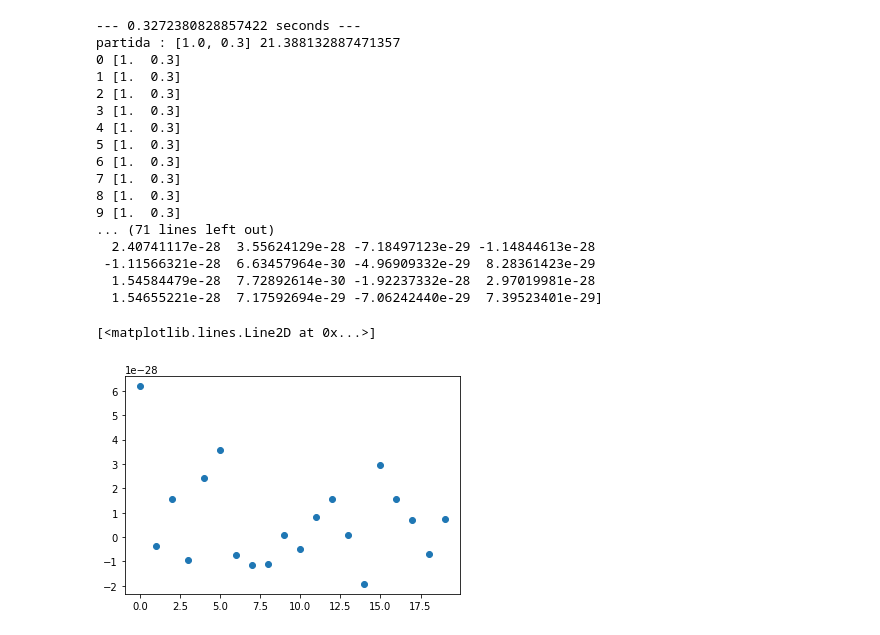
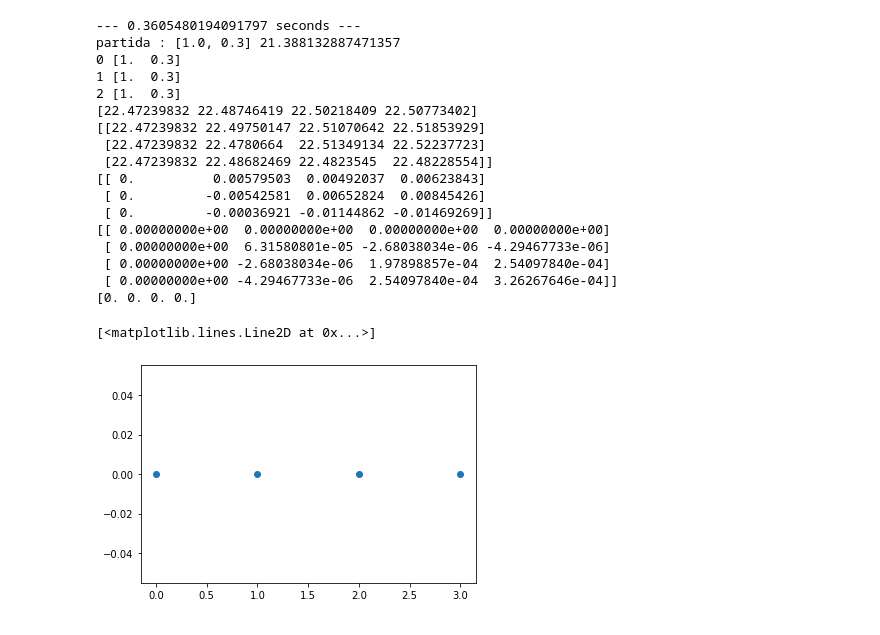
Before and after one commit to juanlu29/juanlu29, a Jupyter notebook: libreriaGP.ipynb, the cells around one changed output. Drawn from its saved outputs; the diff is of its cells as text; code cells hidden in the pictures.

```diff
--- a/libreriaGP.ipynb
+++ b/libreriaGP.ipynb
@@ -421,48 +421,48 @@ plotRange_l = ls
 
 #fig_3.colorbar(im, ax=ax_3)
 
 #fig_3.show()
 
 print("--- %s seconds ---" % (time.time() - start_time))
 
 print("partida :",[1.,0.3],gp_prueba.log_prob_verosimilitud_datos(*[1.1,0.15]))
 #ppp = pruebaHMC()
 #afdaf = [np.random.randn(),np.random.randn(),np.random.randn(),np.random.randn(),np.random.randn()]
 #afdaf = [10485.50142632,   9058.50096209 , -8420.49975872, -10909.50244681 ,-311.49708436]
 #print("partida :",afdaf)
 
 
 # Correlcion a T = 20
 correlando = hmc_annealing([1.,0.3],200,.0001,1,gp_prueba)
-correlando.correlacionExploracion(80,20)
+correlando.correlacionExploracion(3,4)
 dat = correlando.Corr
 print(dat)
 plt.plot(dat,'o')
 
 #busqueda = hmc_annealing([1.,0.3],400.,.4,1,gp_prueba)
 #busqueda = hmc_annealing(afdaf,400.,0.4,10,ppp)
 #busqueda.annealing()
 #print("Finalmente el valor minimo calculado :",gp_prueba.log_prob_verosimilitud_datos(busqueda.ObjetoHMC.Xo), " teorico :", [1.1,0.15])
 # %% [output]
---- 0.3272380828857422 seconds ---
+--- 0.3605480194091797 seconds ---
 partida : [1.0, 0.3] 21.388132887471357
 0 [1.  0.3]
 1 [1.  0.3]
 2 [1.  0.3]
-3 [1.  0.3]
-4 [1.  0.3]
-5 [1.  0.3]
-6 [1.  0.3]
-7 [1.  0.3]
-8 [1.  0.3]
-9 [1.  0.3]
-... (71 lines left out)
-  2.40741117e-28  3.55624129e-28 -7.18497123e-29 -1.14844613e-28
- -1.11566321e-28  6.63457964e-30 -4.96909332e-29  8.28361423e-29
-  1.54584479e-28  7.72892614e-30 -1.92237332e-28  2.97019981e-28
-  1.54655221e-28  7.17592694e-29 -7.06242440e-29  7.39523401e-29]
+[22.47239832 22.48746419 22.50218409 22.50773402]
+[[22.47239832 22.49750147 22.51070642 22.51853929]
+ [22.47239832 22.4780664  22.51349134 22.52237723]
+ [22.47239832 22.48682469 22.4823545  22.48228554]]
+[[ 0.          0.00579503  0.00492037  0.00623843]
+ [ 0.         -0.00542581  0.00652824  0.00845426]
+ [ 0.         -0.00036921 -0.01144862 -0.01469269]]
+[[ 0.00000000e+00  0.00000000e+00  0.00000000e+00  0.00000000e+00]
+ [ 0.00000000e+00  6.31580801e-05 -2.68038034e-06 -4.29467733e-06]
+ [ 0.00000000e+00 -2.68038034e-06  1.97898857e-04  2.54097840e-04]
+ [ 0.00000000e+00 -4.29467733e-06  2.54097840e-04  3.26267646e-04]]
+[0. 0. 0. 0.]
 [<matplotlib.lines.Line2D at 0x...>]
-[figure, old version]
+[figure, new version]
 # %%
 class hmc_annealing():
 
```
Also changed, not shown: parts of 1 cell of this notebook.
